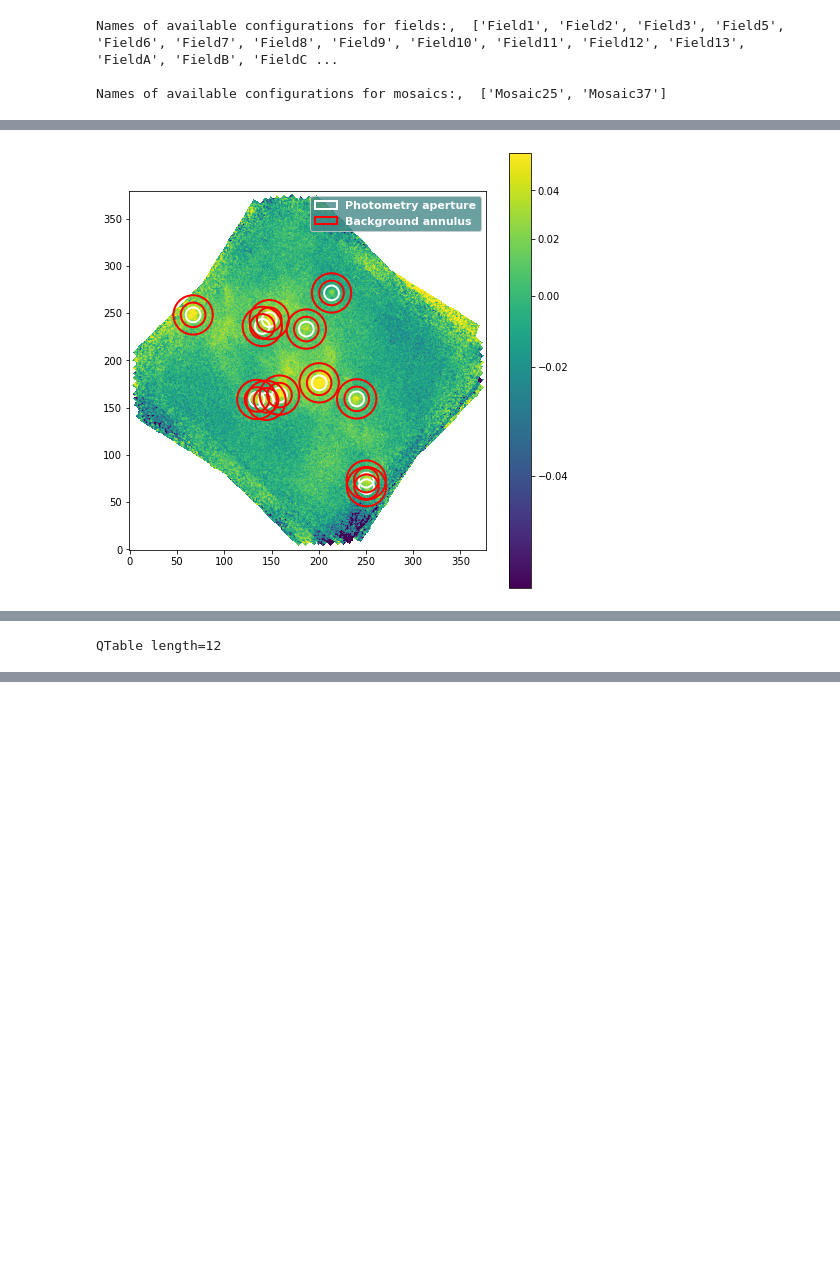
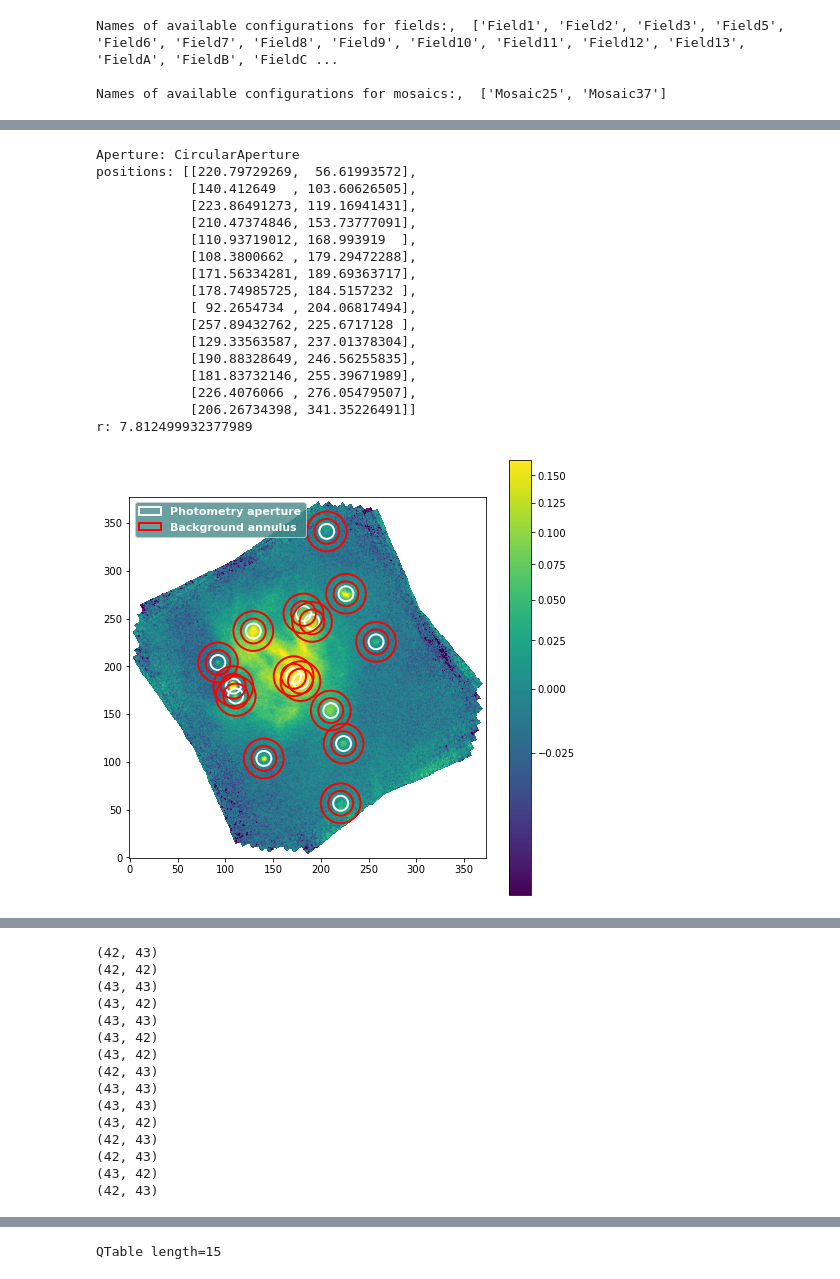
Before and after one commit to mjhankins/SFGCphotcode, a Jupyter notebook: SourceCatalog_ApPhot.ipynb, the cells around one changed output, grey strips where cells are left out. Saved outputs shown, nothing was run; the diff lists cells and outputs as text; code cells hidden in the pictures; blank space fills up the shorter version.

Commit message:
fixed bug with user defined sources in ds9

```diff
--- a/SourceCatalog_ApPhot.ipynb
+++ b/SourceCatalog_ApPhot.ipynb
@@ -44,12 +44,12 @@ from photutils.utils import calc_total_error
 
 from regions import read_ds9
 # %%
-def performApPhoto(data,sourceCoords,radii,plot=True):
+def performApPhoto(data,wcs,sourceCoords,radii,plot=True):
 	#first let's do some simple annulus extractions...
 	apertures =[SkyCircularAperture(sourceCoords, r=r*u.arcsec) for r in radii] # for pixels: r=r*u.arcsec*0.786
 
 	#do aperture photometry on data using defined apertures
-	phot_table = aperture_photometry(data, apertures,wcs=wcsmap,error=errormap,method='exact')
+	phot_table = aperture_photometry(data, apertures,wcs=wcs,error=errormap,method='exact')
 
 	#display phot table
 	#phot_table
@@ -59,8 +59,10 @@ def performApPhoto(data,sourceCoords,radii,plot=True):
 	annulus_aperture = SkyCircularAnnulus(sourceCoords, r_in=10*u.arcsec, r_out=16*u.arcsec) #define annulus
 
 	#convert to pixel coords for plotting
-	pix_aperture = aperture2.to_pixel(wcsmap)
-	pix_annulus_aperture = annulus_aperture.to_pixel(wcsmap)
+	pix_aperture = aperture2.to_pixel(wcs)
+	pix_annulus_aperture = annulus_aperture.to_pixel(wcs)
+
+	#print(pix_aperture)
 
 	if plot:
 		#show figure with apertures overlayed
@@ -96,6 +98,7 @@ def performApPhoto(data,sourceCoords,radii,plot=True):
 	#for each of the annuli loop through and calculate stats using sigma cliped stats
 	for mask in annulus_masks:
 		annulus_data = mask.multiply(data)
+		#print(np.shape(mask))
 
 		#this is a bit of debugging to handle if the mask array is the wrong shape
 		if np.shape(mask.data)[0]==41:
@@ -117,7 +120,7 @@ def performApPhoto(data,sourceCoords,radii,plot=True):
 	bkg_std = np.array(bkg_std)
 
 	#do aperture photometry
-	phot_table2 = aperture_photometry(data, aperture2,wcs=wcsmap,error=errormap,method='exact') #
+	phot_table2 = aperture_photometry(data, aperture2,wcs=wcs,error=errormap,method='exact') #
 
 	#add columns for background information and also background subtracted apertures
 	phot_table2['ann_bkg_med'] = bkg_median
@@ -297,9 +300,26 @@ Number of user defined DS9 sources found:  4
 # %%
 radii = [2,4,6,8,10] #define aperture radii & construct apertures (line below)
 
-SegPhotTable=performApPhoto(data,sourcesseg,radii,plot=True)
+SegPhotTable=performApPhoto(data,wcsmap,sourcesseg,radii,plot=True)
 
 #display the photometry table
 SegPhotTable
 # %% [output]
+Aperture: CircularAperture
+positions: [[220.79729269,  56.61993572],
+            [140.412649  , 103.60626505],
+            [223.86491273, 119.16941431],
+            [210.47374846, 153.73777091],
+            [110.93719012, 168.993919  ],
+            [108.3800662 , 179.29472288],
+            [171.56334281, 189.69363717],
+            [178.74985725, 184.5157232 ],
+            [ 92.2654734 , 204.06817494],
+            [257.89432762, 225.6717128 ],
+            [129.33563587, 237.01378304],
+            [190.88328649, 246.56255835],
+            [181.83732146, 255.39671989],
+            [226.4076066 , 276.05479507],
+            [206.26734398, 341.35226491]]
+r: 7.812499932377989
-[figure, old version]
+[figure, new version]
@@ -307 +326,15 @@ WARNING: Input data contains invalid values (NaNs or infs), which were automatic
-QTable length=12
+(42, 43)
+(42, 42)
+(43, 43)
+(43, 42)
+(43, 43)
+(43, 42)
+(43, 42)
+(42, 43)
+(43, 43)
+(43, 43)
+(43, 42)
+(42, 43)
+(42, 43)
+(43, 42)
+(42, 43)
@@ -308,3 +342,4 @@ QTable length=12
+QTable length=15
 | id | xcenter_1 | ycenter_1 | sky_center_1 | aperture_sum_0 | aperture_sum_err_0 | aperture_sum_1 | ... |
 |  | pix | pix | deg,deg |  |  |  | ... |
 | int32 | float64 | float64 | object | float64 | float64 | float64 | ... |
```
Also changed, not shown: parts of 5 cells of this notebook, 1 other file.
